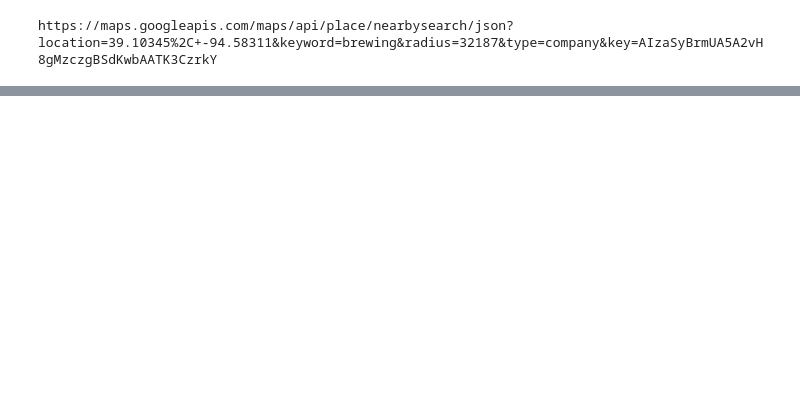
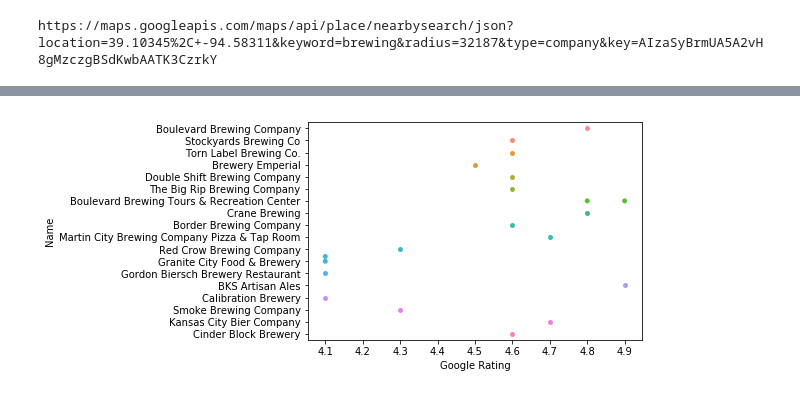
Before and after one commit to kcmillie/CCLG_MiniPoject, a Jupyter notebook: google_rough2.ipynb, the cells around one changed output, grey strips where cells are left out. Saved outputs shown, nothing was run; the diff lists cells and outputs as text; code cells hidden in the pictures; blank space fills up the shorter version.

```diff
--- a/google_rough2.ipynb
+++ b/google_rough2.ipynb
@@ -109,3 +112,10 @@ breweries_df.head(25)
+# %%
+# sns.set_style('whitegrid')
+google_plot = sns.swarmplot(x = 'Google Rating', y = 'Name', data = breweries_df)
+#plt.xticks(rotation=90)
+plt.savefig('google_plot.png', bbox_inches='tight' )
+# %% [output]
+[figure, added]
 # %%
 #places_data2 = response2.json()
    # for x in places_data2()
```
Also changed, not shown: parts of 5 cells of this notebook.
